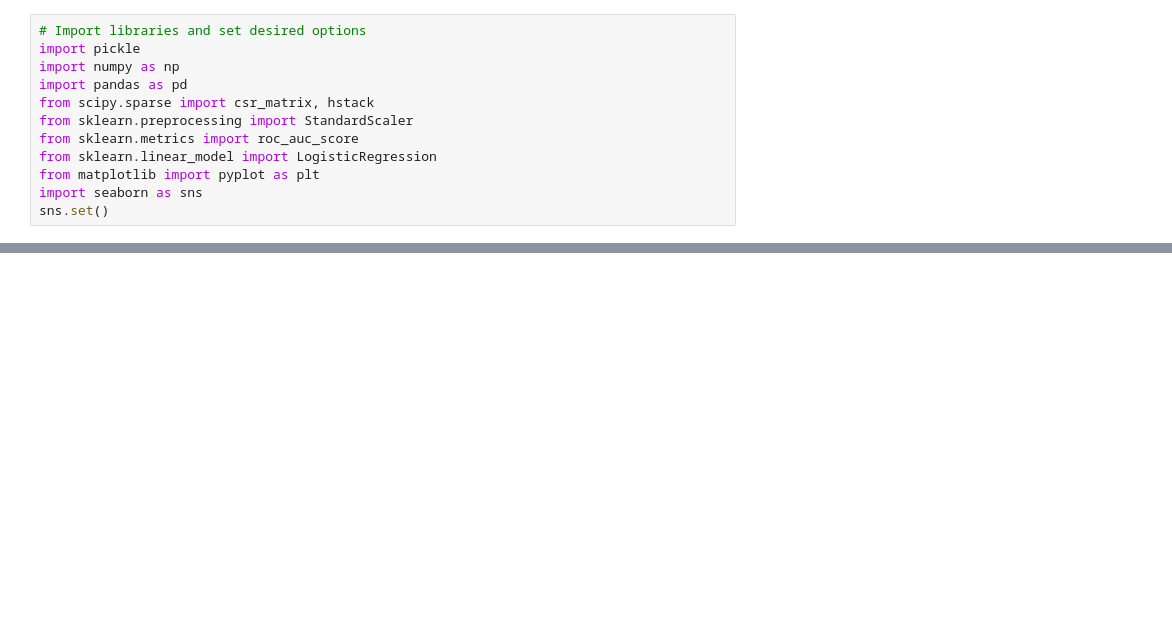
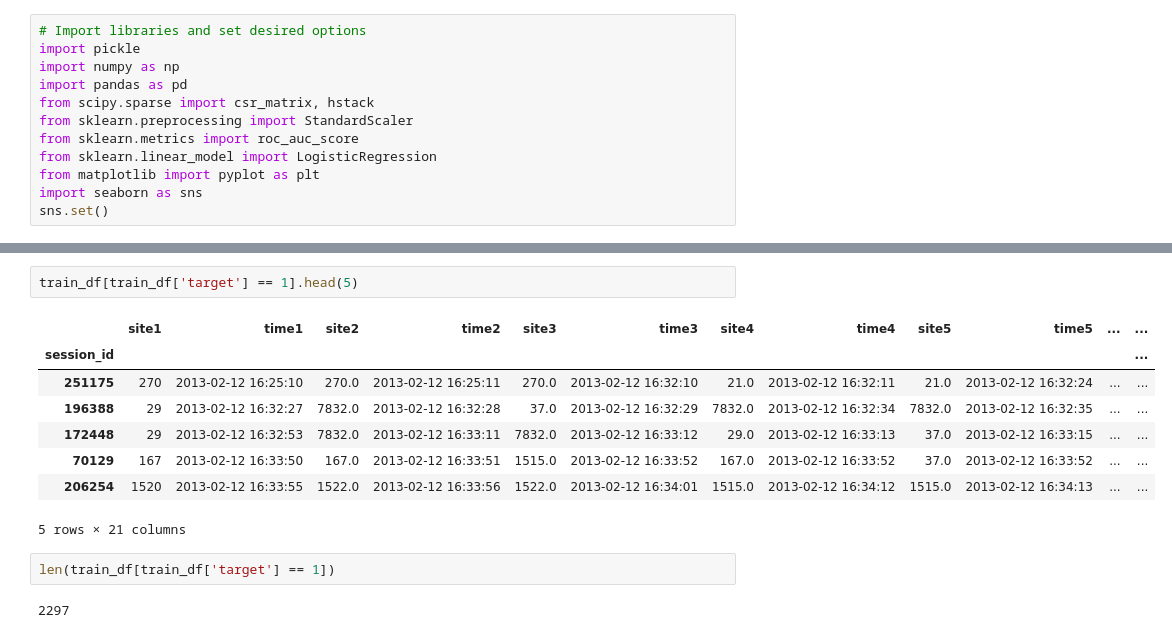
Before and after one commit to wtfleming/mlcourse.ai, a Jupyter notebook: jupyter_english/assignments_spring2019/assignment-1-part-1-submissions/data-exploration.ipynb, the cells around one changed output, grey strips where cells are left out. Drawn from its saved outputs; the diff is of its cells as text; blank space fills up the shorter version.

```diff
--- a/jupyter_english/assignments_spring2019/assignment-1-part-1-submissions/data-exploration.ipynb
+++ b/jupyter_english/assignments_spring2019/assignment-1-part-1-submissions/data-exploration.ipynb
@@ -34,0 +46,15 @@ train_df.head()
+# %%
+train_df[train_df['target'] == 1].head(5)
+# %% [output]
+|  | site1 | time1 | site2 | time2 | site3 | time3 | site4 | time4 | site5 | time5 | ... | ... |
+| session_id |  |  |  |  |  |  |  |  |  |  |  | ... |
+| 251175 | 270 | 2013-02-12 16:25:10 | 270.0 | 2013-02-12 16:25:11 | 270.0 | 2013-02-12 16:32:10 | 21.0 | 2013-02-12 16:32:11 | 21.0 | 2013-02-12 16:32:24 | ... | ... |
+| 196388 | 29 | 2013-02-12 16:32:27 | 7832.0 | 2013-02-12 16:32:28 | 37.0 | 2013-02-12 16:32:29 | 7832.0 | 2013-02-12 16:32:34 | 7832.0 | 2013-02-12 16:32:35 | ... | ... |
+| 172448 | 29 | 2013-02-12 16:32:53 | 7832.0 | 2013-02-12 16:33:11 | 7832.0 | 2013-02-12 16:33:12 | 29.0 | 2013-02-12 16:33:13 | 37.0 | 2013-02-12 16:33:15 | ... | ... |
+| 70129 | 167 | 2013-02-12 16:33:50 | 167.0 | 2013-02-12 16:33:51 | 1515.0 | 2013-02-12 16:33:52 | 167.0 | 2013-02-12 16:33:52 | 37.0 | 2013-02-12 16:33:52 | ... | ... |
+| 206254 | 1520 | 2013-02-12 16:33:55 | 1522.0 | 2013-02-12 16:33:56 | 1522.0 | 2013-02-12 16:34:01 | 1515.0 | 2013-02-12 16:34:12 | 1515.0 | 2013-02-12 16:34:13 | ... | ... |
+5 rows × 21 columns
+# %%
+len(train_df[train_df['target'] == 1])
+# %% [output]
+2297
```
Also changed, not shown: parts of 22 cells of this notebook, 8 other files.
